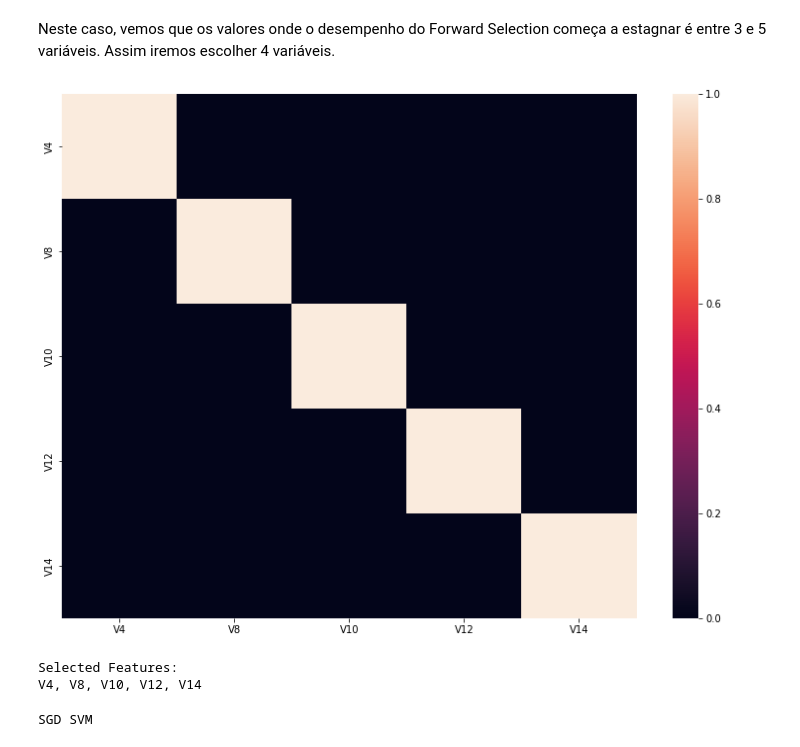
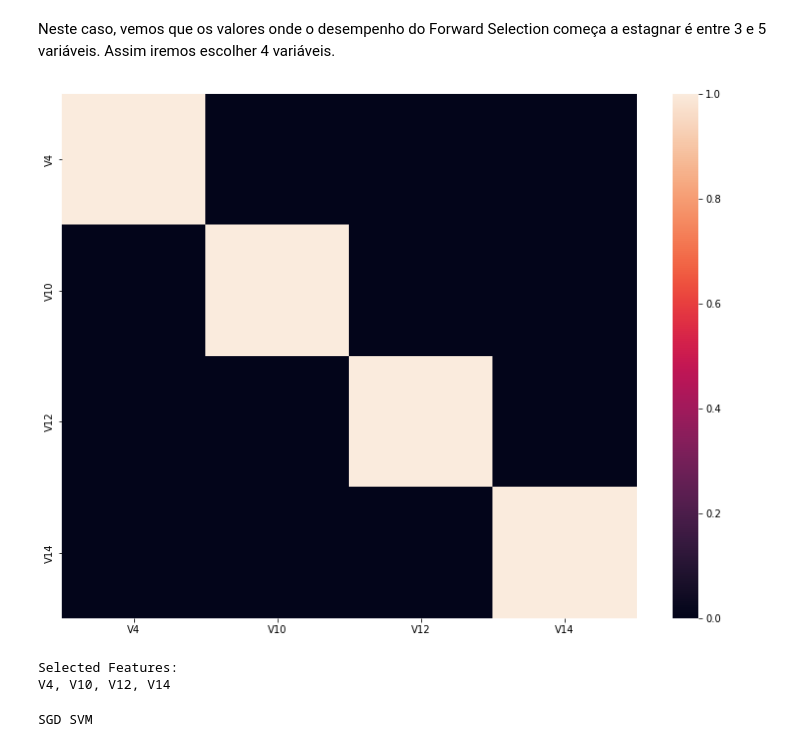
Before and after one commit to Gabriel-Stella/Credit_Card_Fraud, a Jupyter notebook: Credit_Card_Fraud_part2.ipynb, the cells around one changed output. Drawn from its saved outputs; the diff is of its cells as text; code cells hidden in the pictures.

```diff
--- a/Credit_Card_Fraud_part2.ipynb
+++ b/Credit_Card_Fraud_part2.ipynb
@@ -280,15 +260,6 @@ for s in tqdm(classifiers_names):
                     'Recall Classe 1':recall_score(y_test.reshape(-1),y_pred.reshape(-1),pos_label=1.),
                     'Classification Report':classification_report(y_test.reshape(-1),y_pred.reshape(-1),digits=4,output_dict=True),
                     'Matriz de Confusão':confusion_matrix(y_test.reshape(-1),y_pred.reshape(-1),labels=[0.,1.]).tolist()}})
-    # Previsão dos dados de validação
-    y_pred = best_model_.predict(X_val_sc)
-    # Resultados dos dados de validação
-    Results.update({f'{s} Validation':{'CV_score':cv_score,
-                    'Precisão Balanceada':balanced_accuracy_score(y_val.reshape(-1),y_pred.reshape(-1)),
-                    'Recall Classe 0':recall_score(y_val.reshape(-1),y_pred.reshape(-1),pos_label=0),
-                    'Recall Classe 1':recall_score(y_val.reshape(-1),y_pred.reshape(-1),pos_label=1),
-                    'Classification Report':classification_report(y_val.reshape(-1),y_pred.reshape(-1),digits=4,output_dict=True),
-                    'Matriz de Confusão':confusion_matrix(y_val.reshape(-1),y_pred.reshape(-1),labels=[0.,1.]).tolist()}})
 np.random.seed(None)
 with open("performance/performance_supervised.json","w",encoding='utf-8') as f:
     json.dump(Results,f)
@@ -832,34 +623,32 @@ Name: avg_score, dtype: float64
 # %% [markdown]
 Neste caso, vemos que os valores onde o desempenho do Forward Selection começa a estagnar é entre 3 e 5 variáveis. Assim iremos escolher 4 variáveis.
 # %%
-features_selected = [4, 8, 10, 12, 14]
+features_selected = [4, 10, 12, 14]
 feature_names_selected = feature_names[features_selected]
 
 df_features = dataset.iloc[:,features_selected]
 
 # Verificando as correlações
 fig = plt.figure(figsize=(6.5*2,6.5*1.5))
 fig.patch.set_alpha(1.0)
 sns.heatmap(df_features.corr())
 fig.savefig('figures/part2/correlation_forward_selection.pdf', bbox_inches='tight')
 fig.savefig('figures/part2/correlation_forward_selection.png', bbox_inches='tight')
 plt.show()
 
 X_train_features = X_train[:,features_selected]
-X_val_features = X_val[:,features_selected]
 X_test_features = X_test[:,features_selected]
 
 
 X_train_sc_features = X_train_sc[:,features_selected]
-X_val_sc_features = X_val_sc[:,features_selected]
 X_test_sc_features = X_test_sc[:,features_selected]
 
 print('Selected Features:')
 print(', '.join(feature_names_selected))
 # %% [output]
-[figure, old version]
+[figure, new version]
 Selected Features:
-V4, V8, V10, V12, V14
+V4, V10, V12, V14
 # %%
 # Espaço das distribuições de parâmetros
 space = {}
```
Also changed, not shown: parts of 23 cells of this notebook.
